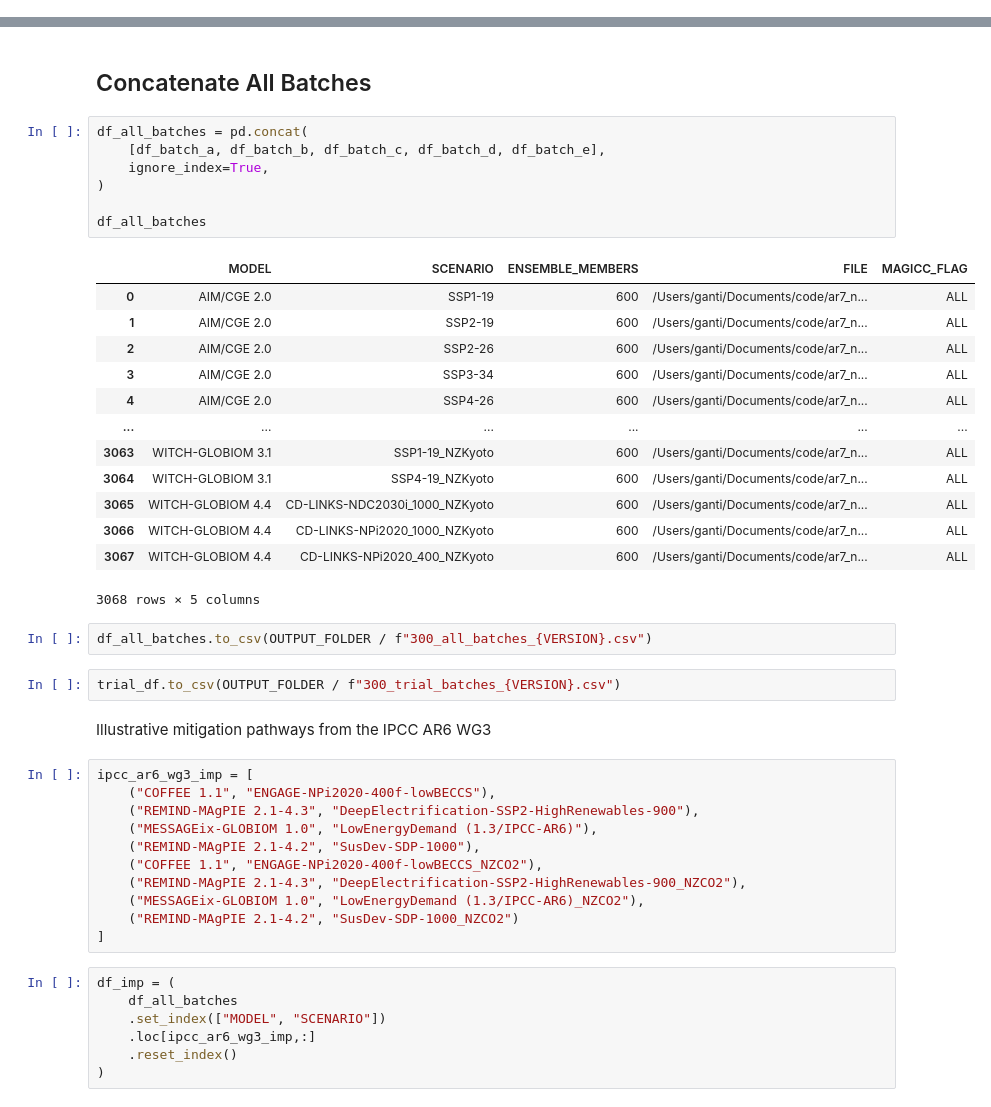
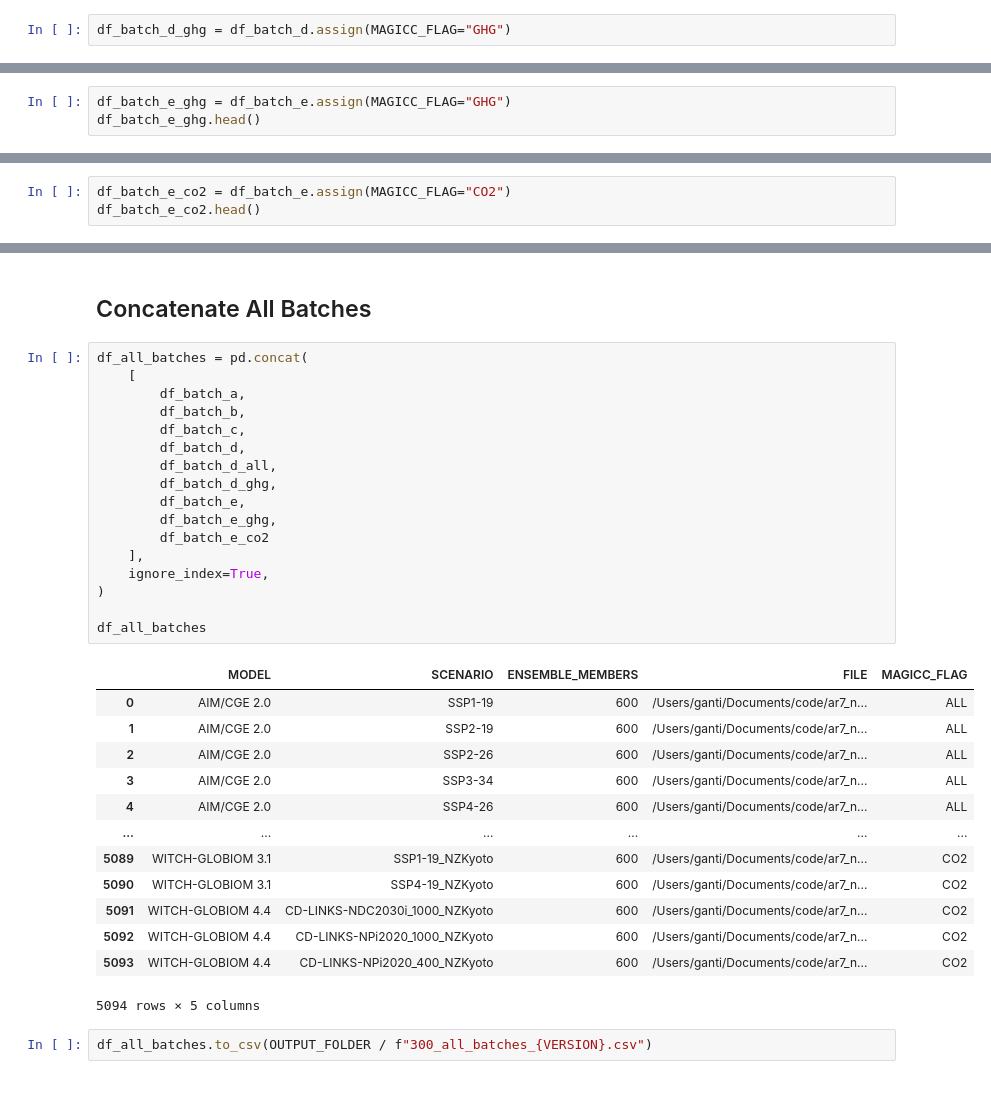
Before and after one commit to gaurav-ganti/netzero_assessment, a Jupyter notebook: analysis/300_prepare_scenarios.ipynb, the cells around one changed output, grey strips where cells are left out. Drawn from its saved outputs; the diff is of its cells as text.

Commit message:
Update scenario sets to capture additional runs for NZCO2 and NZKyoto

```diff
--- a/analysis/300_prepare_scenarios.ipynb
+++ b/analysis/300_prepare_scenarios.ipynb
@@ -192,0 +172,2 @@ trial_df
+# %%
+df_batch_d_ghg = df_batch_d.assign(MAGICC_FLAG="GHG")
@@ -244,3 +234,6 @@ df_batch_e
 | 1497 | WITCH-GLOBIOM 4.4 | CD-LINKS-NPi2020_1000_NZKyoto | 600 | /Users/ganti/Documents/code/ar7_n... | ALL |
 | 1499 | WITCH-GLOBIOM 4.4 | CD-LINKS-NPi2020_400_NZKyoto | 600 | /Users/ganti/Documents/code/ar7_n... | ALL |
 328 rows × 5 columns
+# %%
+df_batch_e_ghg = df_batch_e.assign(MAGICC_FLAG="GHG")
+df_batch_e_ghg.head()
@@ -246,0 +247,3 @@ df_batch_e
+# %%
+df_batch_e_co2 = df_batch_e.assign(MAGICC_FLAG="CO2")
+df_batch_e_co2.head()
@@ -248,46 +258,34 @@ df_batch_e
 ## Concatenate All Batches
 # %%
 df_all_batches = pd.concat(
-    [df_batch_a, df_batch_b, df_batch_c, df_batch_d, df_batch_e],
+    [
+        df_batch_a,
+        df_batch_b,
+        df_batch_c,
+        df_batch_d,
+        df_batch_d_all,
+        df_batch_d_ghg,
+        df_batch_e,
+        df_batch_e_ghg,
+        df_batch_e_co2
+    ],
     ignore_index=True,
 )
 
 df_all_batches
 # %% [output]
 |  | MODEL | SCENARIO | ENSEMBLE_MEMBERS | FILE | MAGICC_FLAG |
 | 0 | AIM/CGE 2.0 | SSP1-19 | 600 | /Users/ganti/Documents/code/ar7_n... | ALL |
 | 1 | AIM/CGE 2.0 | SSP2-19 | 600 | /Users/ganti/Documents/code/ar7_n... | ALL |
 | 2 | AIM/CGE 2.0 | SSP2-26 | 600 | /Users/ganti/Documents/code/ar7_n... | ALL |
 | 3 | AIM/CGE 2.0 | SSP3-34 | 600 | /Users/ganti/Documents/code/ar7_n... | ALL |
 | 4 | AIM/CGE 2.0 | SSP4-26 | 600 | /Users/ganti/Documents/code/ar7_n... | ALL |
 | ... | ... | ... | ... | ... | ... |
-| 3063 | WITCH-GLOBIOM 3.1 | SSP1-19_NZKyoto | 600 | /Users/ganti/Documents/code/ar7_n... | ALL |
-| 3064 | WITCH-GLOBIOM 3.1 | SSP4-19_NZKyoto | 600 | /Users/ganti/Documents/code/ar7_n... | ALL |
-| 3065 | WITCH-GLOBIOM 4.4 | CD-LINKS-NDC2030i_1000_NZKyoto | 600 | /Users/ganti/Documents/code/ar7_n... | ALL |
-| 3066 | WITCH-GLOBIOM 4.4 | CD-LINKS-NPi2020_1000_NZKyoto | 600 | /Users/ganti/Documents/code/ar7_n... | ALL |
-| 3067 | WITCH-GLOBIOM 4.4 | CD-LINKS-NPi2020_400_NZKyoto | 600 | /Users/ganti/Documents/code/ar7_n... | ALL |
+| 5089 | WITCH-GLOBIOM 3.1 | SSP1-19_NZKyoto | 600 | /Users/ganti/Documents/code/ar7_n... | CO2 |
+| 5090 | WITCH-GLOBIOM 3.1 | SSP4-19_NZKyoto | 600 | /Users/ganti/Documents/code/ar7_n... | CO2 |
+| 5091 | WITCH-GLOBIOM 4.4 | CD-LINKS-NDC2030i_1000_NZKyoto | 600 | /Users/ganti/Documents/code/ar7_n... | CO2 |
+| 5092 | WITCH-GLOBIOM 4.4 | CD-LINKS-NPi2020_1000_NZKyoto | 600 | /Users/ganti/Documents/code/ar7_n... | CO2 |
+| 5093 | WITCH-GLOBIOM 4.4 | CD-LINKS-NPi2020_400_NZKyoto | 600 | /Users/ganti/Documents/code/ar7_n... | CO2 |
-3068 rows × 5 columns
+5094 rows × 5 columns
 # %%
 df_all_batches.to_csv(OUTPUT_FOLDER / f"300_all_batches_{VERSION}.csv")
-# %%
-trial_df.to_csv(OUTPUT_FOLDER / f"300_trial_batches_{VERSION}.csv")
-# %% [markdown]
-Illustrative mitigation pathways from the IPCC AR6 WG3
-# %%
-ipcc_ar6_wg3_imp = [
-    ("COFFEE 1.1", "ENGAGE-NPi2020-400f-lowBECCS"),
-    ("REMIND-MAgPIE 2.1-4.3", "DeepElectrification-SSP2-HighRenewables-900"),
-    ("MESSAGEix-GLOBIOM 1.0", "LowEnergyDemand (1.3/IPCC-AR6)"),
-    ("REMIND-MAgPIE 2.1-4.2", "SusDev-SDP-1000"),
-    ("COFFEE 1.1", "ENGAGE-NPi2020-400f-lowBECCS_NZCO2"),
-    ("REMIND-MAgPIE 2.1-4.3", "DeepElectrification-SSP2-HighRenewables-900_NZCO2"),
-    ("MESSAGEix-GLOBIOM 1.0", "LowEnergyDemand (1.3/IPCC-AR6)_NZCO2"),
-    ("REMIND-MAgPIE 2.1-4.2", "SusDev-SDP-1000_NZCO2")
-]
-# %%
-df_imp = (
-    df_all_batches
-    .set_index(["MODEL", "SCENARIO"])
-    .loc[ipcc_ar6_wg3_imp,:]
-    .reset_index()
-)
```
Also changed, not shown: parts of 11 cells of this notebook.
